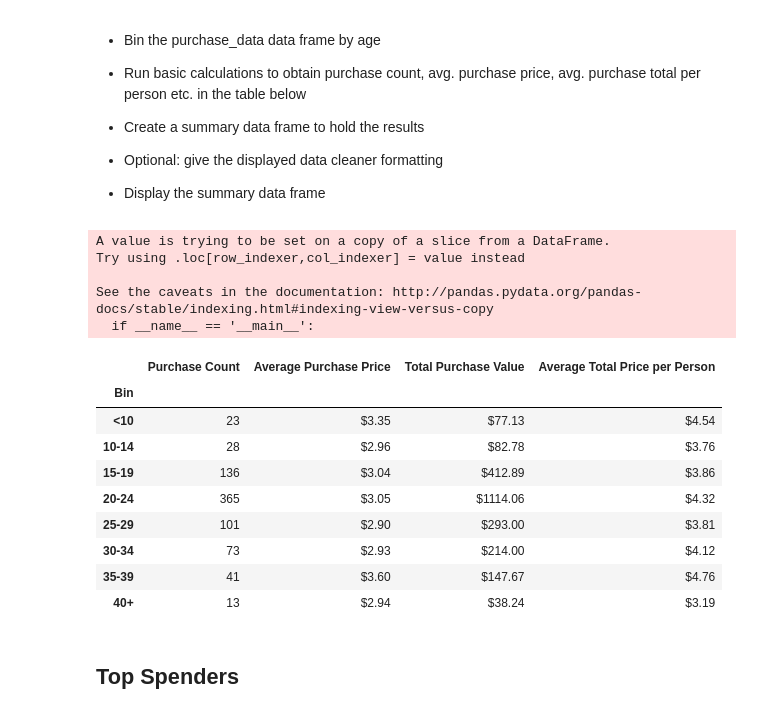
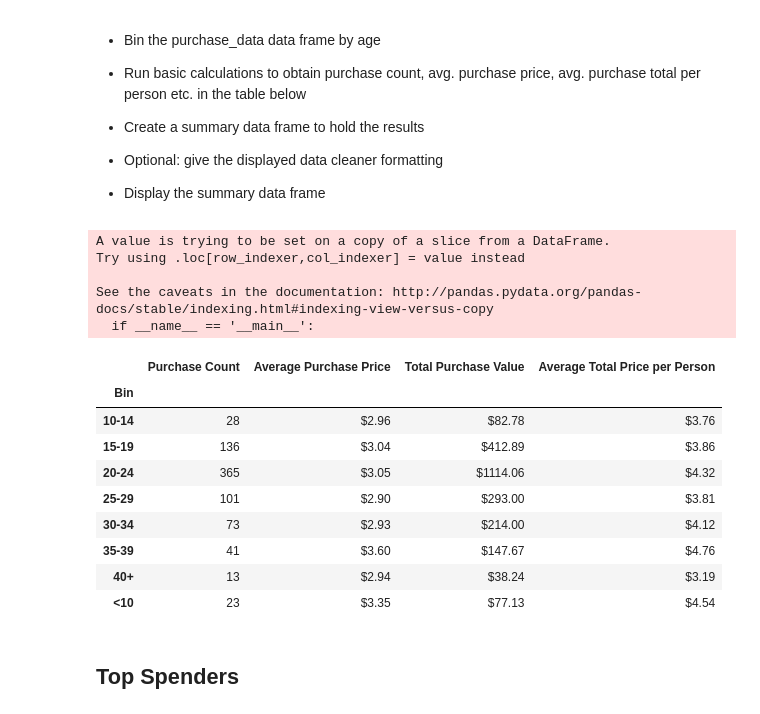
Before and after one commit to mcalambur/python-challenge, a Jupyter notebook: HeroesOfPymoli/HeroesOfPymoli_starter.ipynb, the cells around one changed output. Saved outputs shown, nothing was run; the diff lists cells and outputs as text; code cells hidden in the pictures.

```diff
--- a/HeroesOfPymoli/HeroesOfPymoli_starter.ipynb
+++ b/HeroesOfPymoli/HeroesOfPymoli_starter.ipynb
@@ -198,7 +199,7 @@ dfage
 
 * Display the summary data frame
 # %%
-# dfpag is a dataframe to aggregate on SN, Gender, Item ID & Price
+# dfpag is a dataframe to aggregate on SN, Age, Item ID & Price
 dfpap =  purchase_data[["SN", "Age", "Item ID", "Price"]]
 
 # Create the bins in which Data will be held
@@ -210,37 +211,35 @@ dfpap["Bin"] = pd.cut(dfpap["Age"], bins, labels = group_names)
 
 # Create the aggregates, with SN with nunique to get unique count of players
 dfpap = dfpap.groupby(by = 'Bin', as_index=False).aggregate({'Item ID': "count",
                                                              'Price': ['mean', 'sum'], 'SN': lambda x: x.nunique()})
 # Calculate average total price per person
 dfpap['AvgTotPerson'] = (dfpap[dfpap.columns[3]]/dfpap[dfpap.columns[4]]).map("${0:.2f}".format)
 dfpap
 dfpap.rename(columns ={'count': 'Purchase Count',
                      'mean' : 'Average Purchase Price',
                        'sum' : 'Total Purchase Value',
                           } , level = 1, inplace = True)
 
 # For HW image formatting, use Gender as index
 dfpap.set_index('Bin', inplace=True)
 # Clean up col names by dropping a level
 dfpap.columns = dfpap.columns.droplevel(0)
 # Rename cols as per HW
 dfpap.columns = ['Purchase Count', 'Average Purchase Price', 'Total Purchase Value', 'Unique','Average Total Price per Person']
 # drop the unique as it is not required in the final output
 dfpap = dfpap.drop(dfpap.columns[[3]], axis=1)
 dfpap['Average Purchase Price'] = dfpap['Average Purchase Price'].apply(lambda x: "${:.2f}".format((x)))
 dfpap['Total Purchase Value'] = dfpap['Total Purchase Value'].apply(lambda x: "${:.2f}".format((x)))
-toprow = {'<10': dfpap.iloc[0]}
-dfpap.drop(dfpap.index[0])
-dfpap
+# move the 1st row to bottom
+dfpap.reindex(index=np.roll(dfpap.index,-1))
 # %% [output]
 A value is trying to be set on a copy of a slice from a DataFrame.
 Try using .loc[row_indexer,col_indexer] = value instead
 
 See the caveats in the documentation: http://pandas.pydata.org/pandas-docs/stable/indexing.html#indexing-view-versus-copy
   if __name__ == '__main__':
 |  | Purchase Count | Average Purchase Price | Total Purchase Value | Average Total Price per Person |
 | Bin |  |  |  |  |
-| <10 | 23 | $3.35 | $77.13 | $4.54 |
 | 10-14 | 28 | $2.96 | $82.78 | $3.76 |
 | 15-19 | 136 | $3.04 | $412.89 | $3.86 |
 | 20-24 | 365 | $3.05 | $1114.06 | $4.32 |
@@ -248,6 +247,7 @@ See the caveats in the documentation: http://pandas.pydata.org/pandas-docs/stabl
 | 30-34 | 73 | $2.93 | $214.00 | $4.12 |
 | 35-39 | 41 | $3.60 | $147.67 | $4.76 |
 | 40+ | 13 | $2.94 | $38.24 | $3.19 |
+| <10 | 23 | $3.35 | $77.13 | $4.54 |
 # %% [markdown]
 ## Top Spenders
 # %% [markdown]
```
Also changed, not shown: parts of 8 cells of this notebook.
